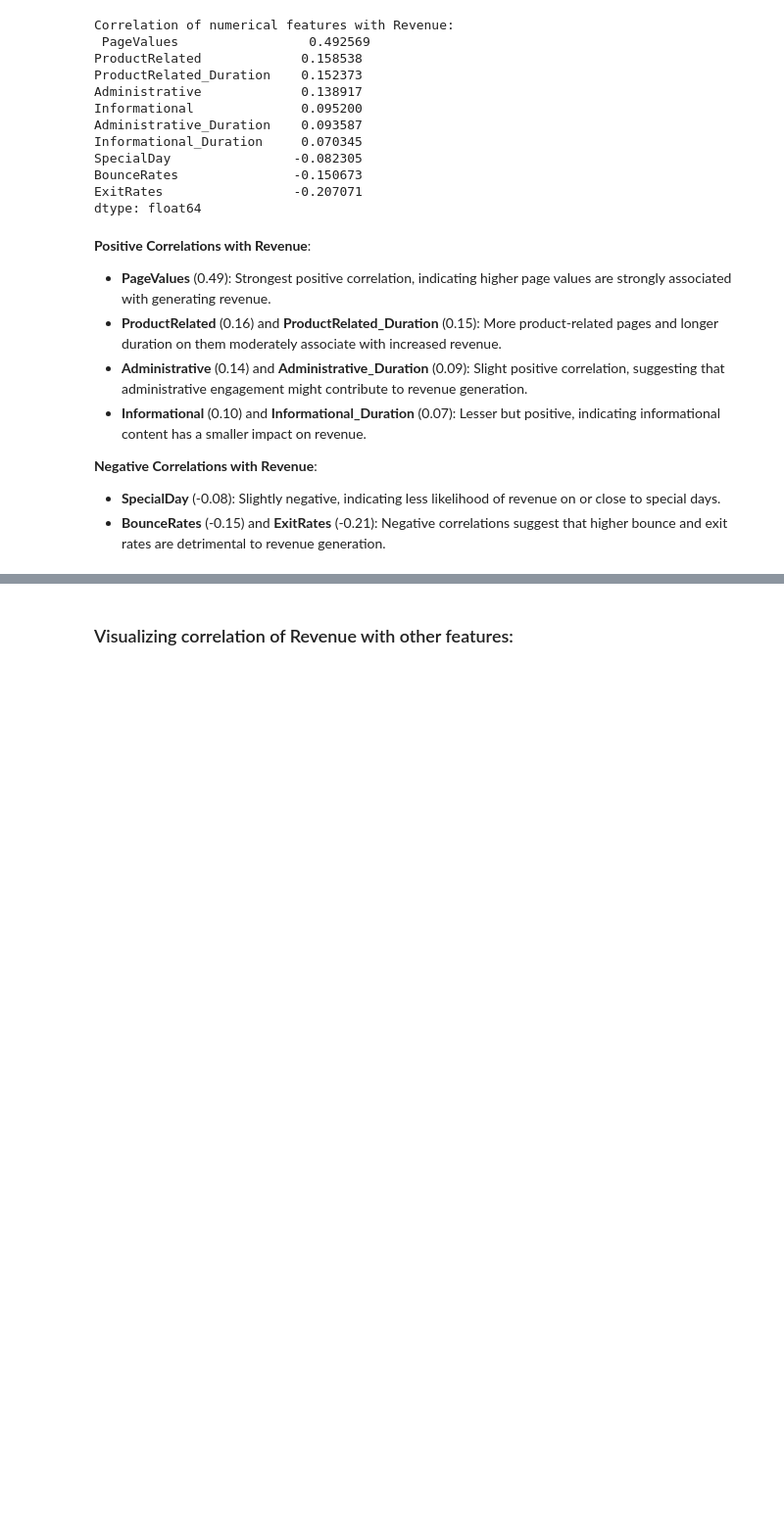
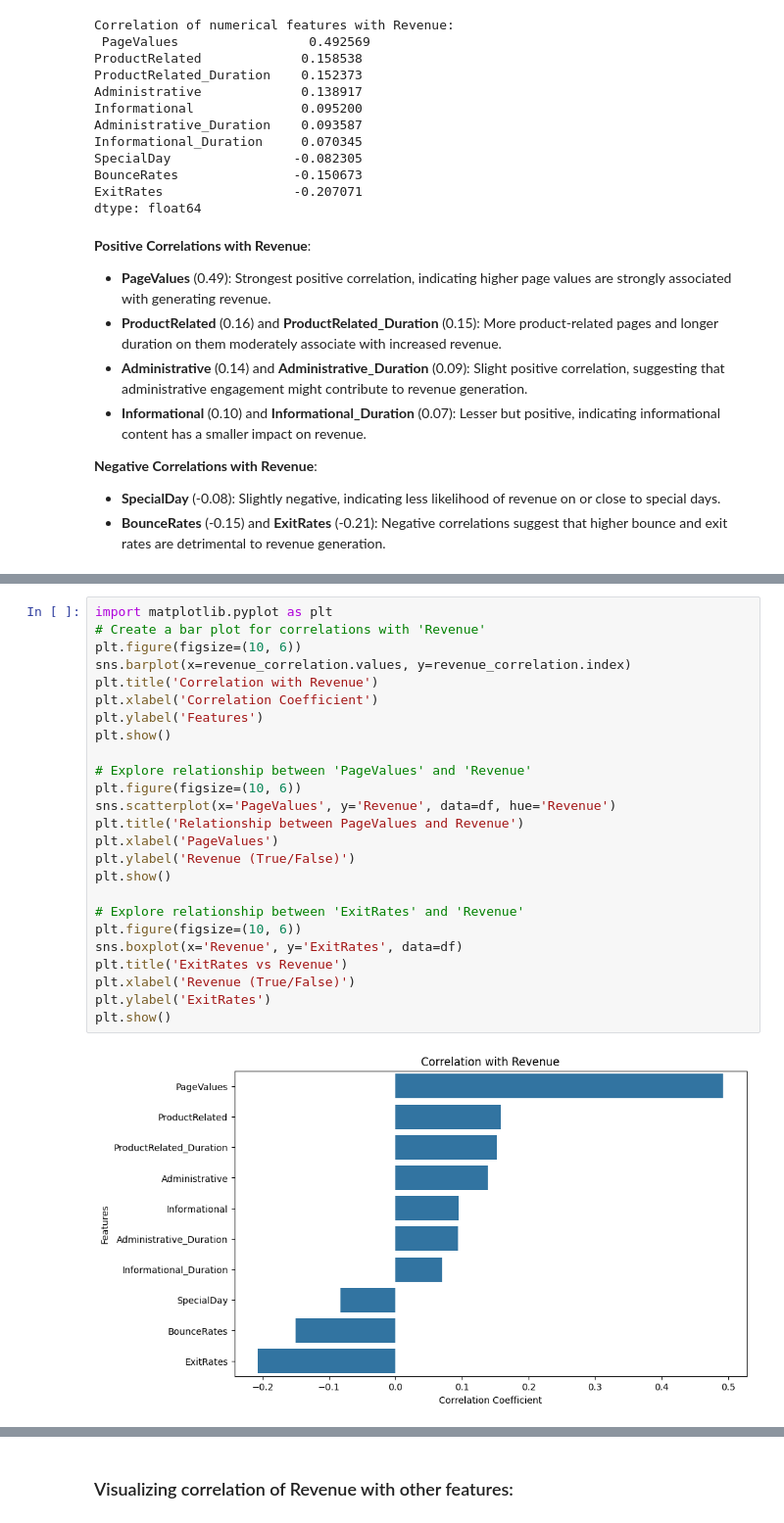
Before and after one commit to dilolol/IE423, a Jupyter notebook: FinalExam.ipynb, the cells around one changed output, grey strips where cells are left out. Shown at 98% size. Saved outputs shown, nothing was run; the diff lists cells and outputs as text; blank space fills up the shorter version.

```diff
--- a/FinalExam.ipynb
+++ b/FinalExam.ipynb
@@ -258,0 +342,27 @@ dtype: float64
+# %%
+import matplotlib.pyplot as plt
+# Create a bar plot for correlations with 'Revenue'
+plt.figure(figsize=(10, 6))
+sns.barplot(x=revenue_correlation.values, y=revenue_correlation.index)
+plt.title('Correlation with Revenue')
+plt.xlabel('Correlation Coefficient')
+plt.ylabel('Features')
+plt.show()
+
+# Explore relationship between 'PageValues' and 'Revenue'
+plt.figure(figsize=(10, 6))
+sns.scatterplot(x='PageValues', y='Revenue', data=df, hue='Revenue')
+plt.title('Relationship between PageValues and Revenue')
+plt.xlabel('PageValues')
+plt.ylabel('Revenue (True/False)')
+plt.show()
+
+# Explore relationship between 'ExitRates' and 'Revenue'
+plt.figure(figsize=(10, 6))
+sns.boxplot(x='Revenue', y='ExitRates', data=df)
+plt.title('ExitRates vs Revenue')
+plt.xlabel('Revenue (True/False)')
+plt.ylabel('ExitRates')
+plt.show()
+# %% [output]
+[figure, added]
```
Also changed, not shown: parts of 146 cells of this notebook.
